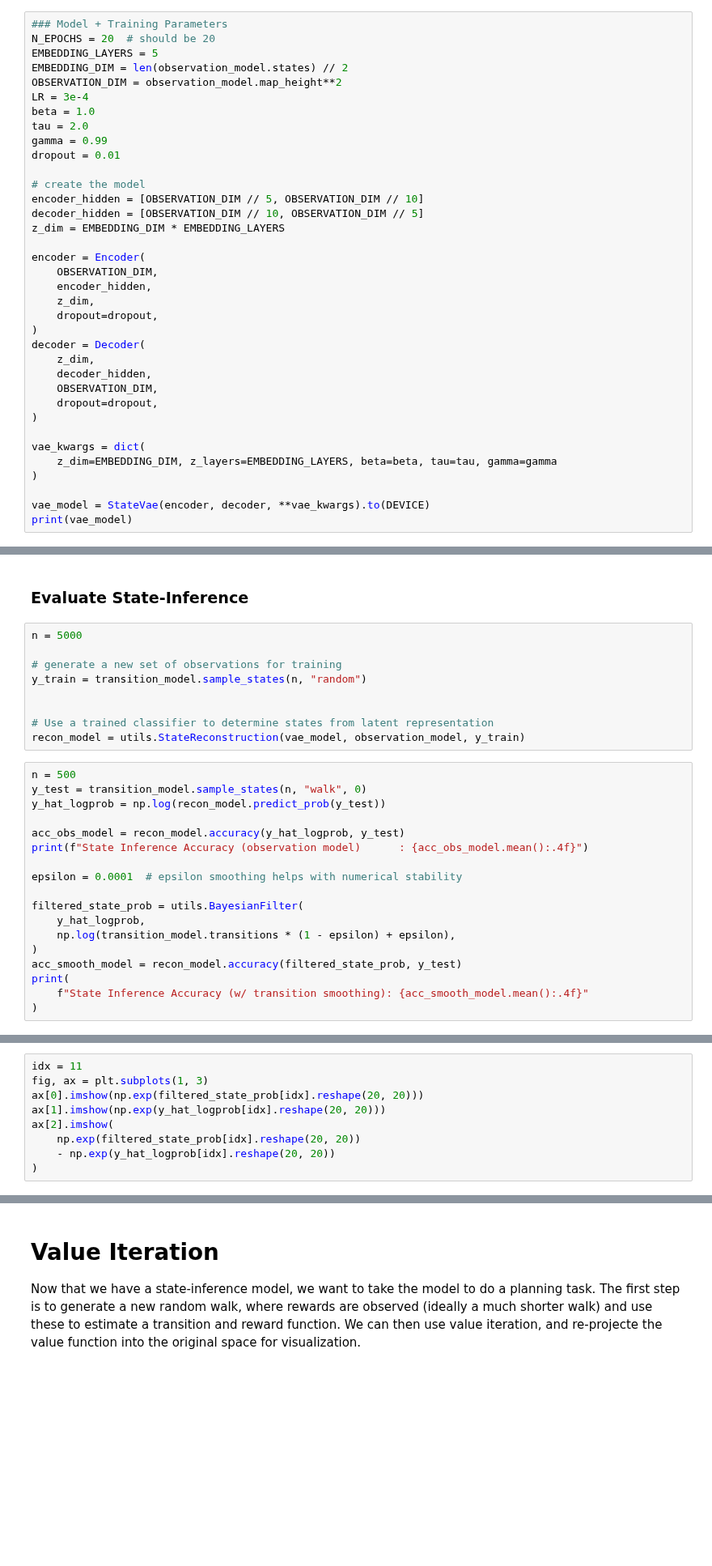
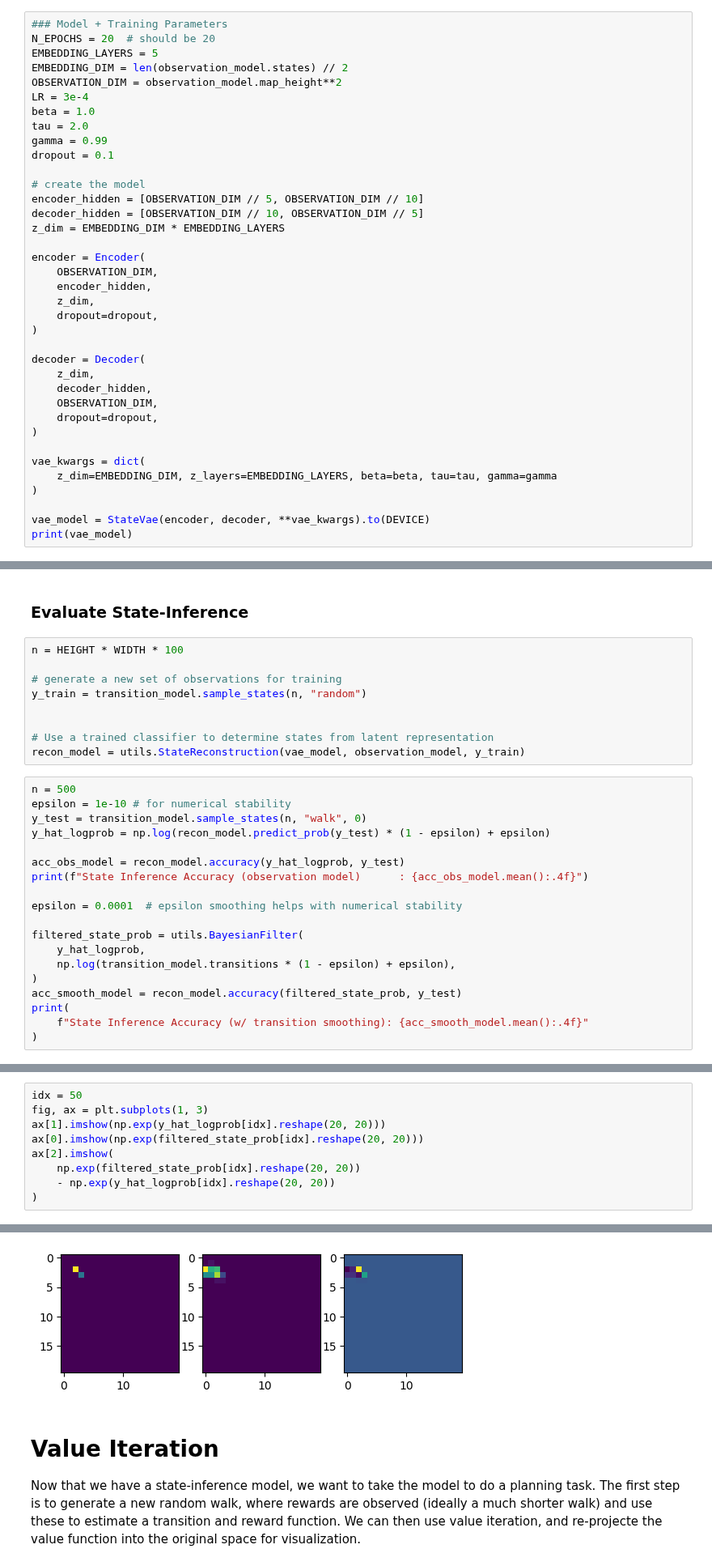
Before and after one commit to nicktfranklin/thread_the_needle, a Jupyter notebook: State_Inference_Network.ipynb, the cells around one changed output, grey strips where cells are left out. Shown at 81% size. Drawn from its saved outputs; the diff is of its cells as text; blank space fills up the shorter version.

```diff
--- a/State_Inference_Network.ipynb
+++ b/State_Inference_Network.ipynb
@@ -179,7 +200,7 @@ LR = 3e-4
 beta = 1.0
 tau = 2.0
 gamma = 0.99
-dropout = 0.01
+dropout = 0.1
 
 # create the model
 encoder_hidden = [OBSERVATION_DIM // 5, OBSERVATION_DIM // 10]
@@ -192,6 +213,7 @@ encoder = Encoder(
     z_dim,
     dropout=dropout,
 )
+
 decoder = Decoder(
     z_dim,
     decoder_hidden,
@@ -231,7 +294,7 @@ $p_\omega(z|o)$, we want some model $p_\theta(z'|z)$
 # %% [markdown]
 ### Evaluate State-Inference
 # %%
-n = 5000
+n = HEIGHT * WIDTH * 100
 
 # generate a new set of observations for training
 y_train = transition_model.sample_states(n, "random")
@@ -241,8 +304,9 @@ y_train = transition_model.sample_states(n, "random")
 recon_model = utils.StateReconstruction(vae_model, observation_model, y_train)
 # %%
 n = 500
+epsilon = 1e-10 # for numerical stability
 y_test = transition_model.sample_states(n, "walk", 0)
-y_hat_logprob = np.log(recon_model.predict_prob(y_test))
+y_hat_logprob = np.log(recon_model.predict_prob(y_test) * (1 - epsilon) + epsilon)
 
 acc_obs_model = recon_model.accuracy(y_hat_logprob, y_test)
 print(f"State Inference Accuracy (observation model)      : {acc_obs_model.mean():.4f}")
@@ -260,9 +328,10 @@ print(
 # %%
-idx = 11
+idx = 50
 fig, ax = plt.subplots(1, 3)
+ax[1].imshow(np.exp(y_hat_logprob[idx].reshape(20, 20)))
 ax[0].imshow(np.exp(filtered_state_prob[idx].reshape(20, 20)))
-ax[1].imshow(np.exp(y_hat_logprob[idx].reshape(20, 20)))
 ax[2].imshow(
     np.exp(filtered_state_prob[idx].reshape(20, 20))
     - np.exp(y_hat_logprob[idx].reshape(20, 20))
 )
+# %% [output]
@@ -269,3 +339,4 @@ ax[2].imshow(
+[figure, added]
 # %% [markdown]
 # Value Iteration
 Now that we have a state-inference model, we want to take the model to do a planning task.  The first step is to generate a new random walk, where rewards are observed (ideally a much shorter walk) and use these to estimate a transition and reward function.  We can then use value iteration, and re-projecte the value function into the original space for visualization.
```
Also changed, not shown: parts of 19 cells of this notebook, 1 other file.
